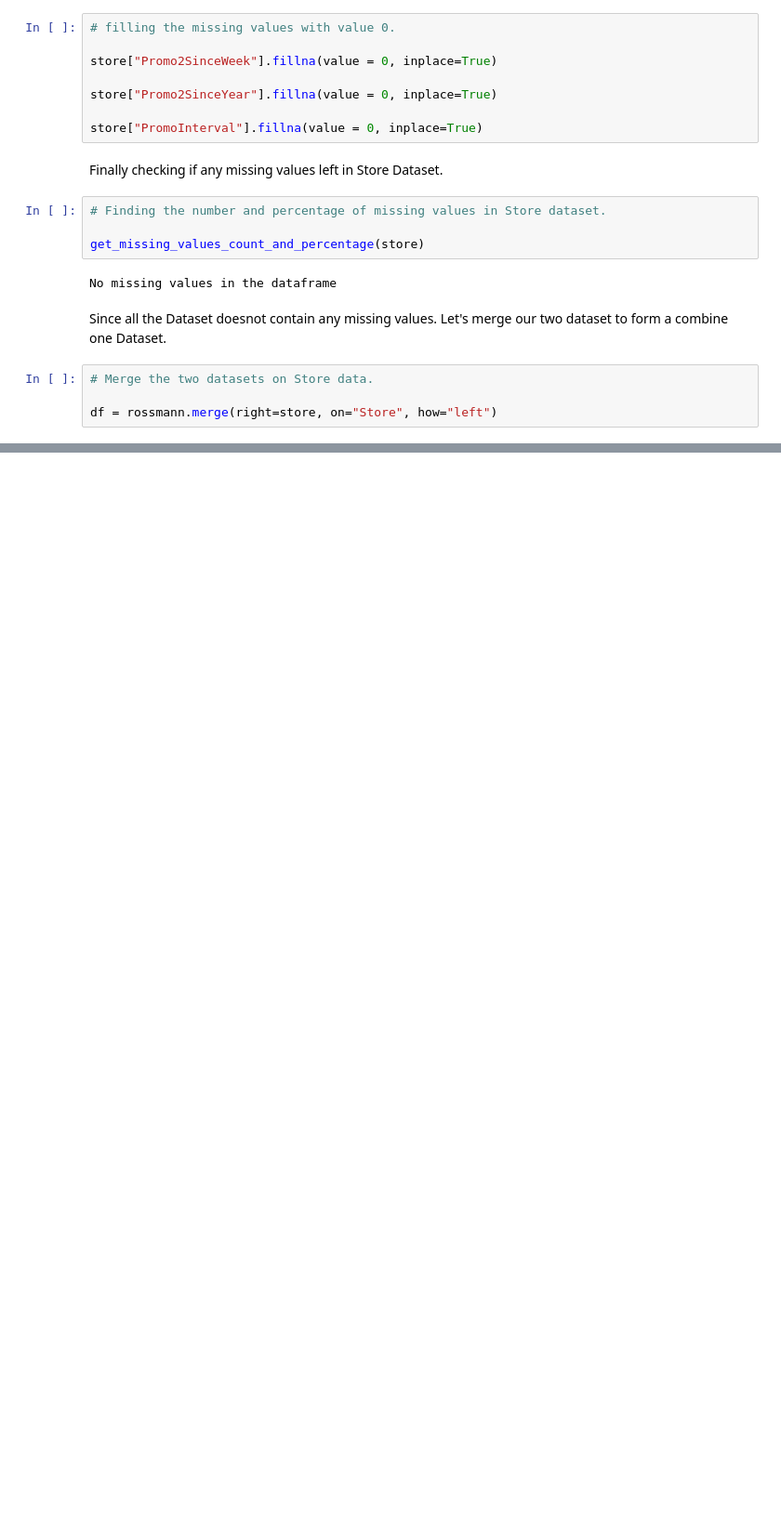
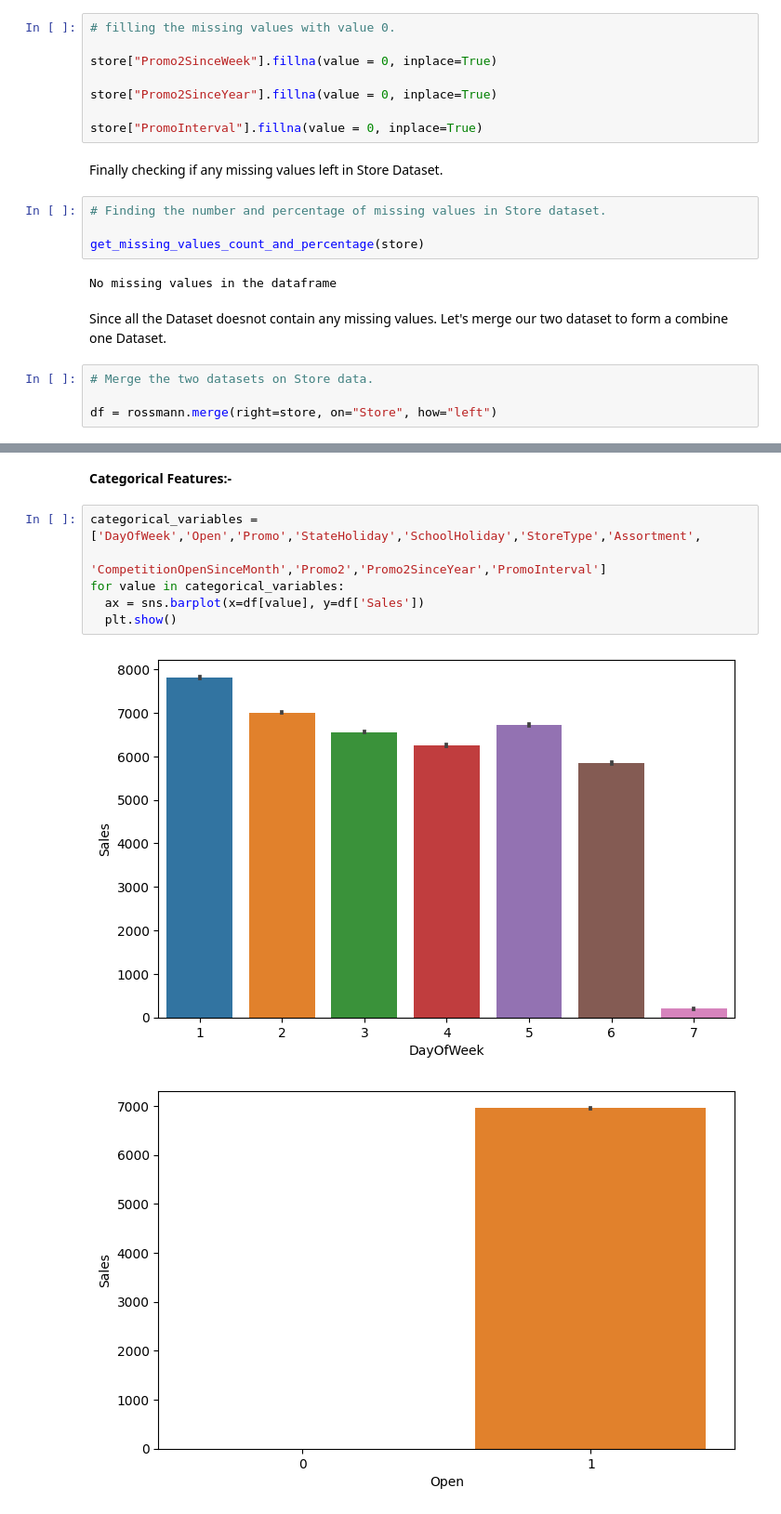
Before and after one commit to VishalKamde/Regression-project, a Jupyter notebook: Regression_analysis_on_Rossmann_Store_sales_Dataset_by_Vishal_Kamde_.ipynb, the cells around one changed output, grey strips where cells are left out. Shown: that part at 93% size. Saved outputs shown, nothing was run; the diff lists cells and outputs as text; blank space fills up the shorter version.

```diff
--- a/Regression_analysis_on_Rossmann_Store_sales_Dataset_by_Vishal_Kamde_.ipynb
+++ b/Regression_analysis_on_Rossmann_Store_sales_Dataset_by_Vishal_Kamde_.ipynb
@@ -422,0 +448,11 @@ df = rossmann.merge(right=store, on="Store", how="left")
+# %% [markdown]
+**Categorical Features:-**
+# %%
+categorical_variables = ['DayOfWeek','Open','Promo','StateHoliday','SchoolHoliday','StoreType','Assortment',
+                         'CompetitionOpenSinceMonth','Promo2','Promo2SinceYear','PromoInterval']
+for value in categorical_variables:
+  ax = sns.barplot(x=df[value], y=df['Sales'])
+  plt.show()
+# %% [output]
+[figure, added]
+[figure, added]
```
Also changed, not shown: parts of 4 cells of this notebook.
